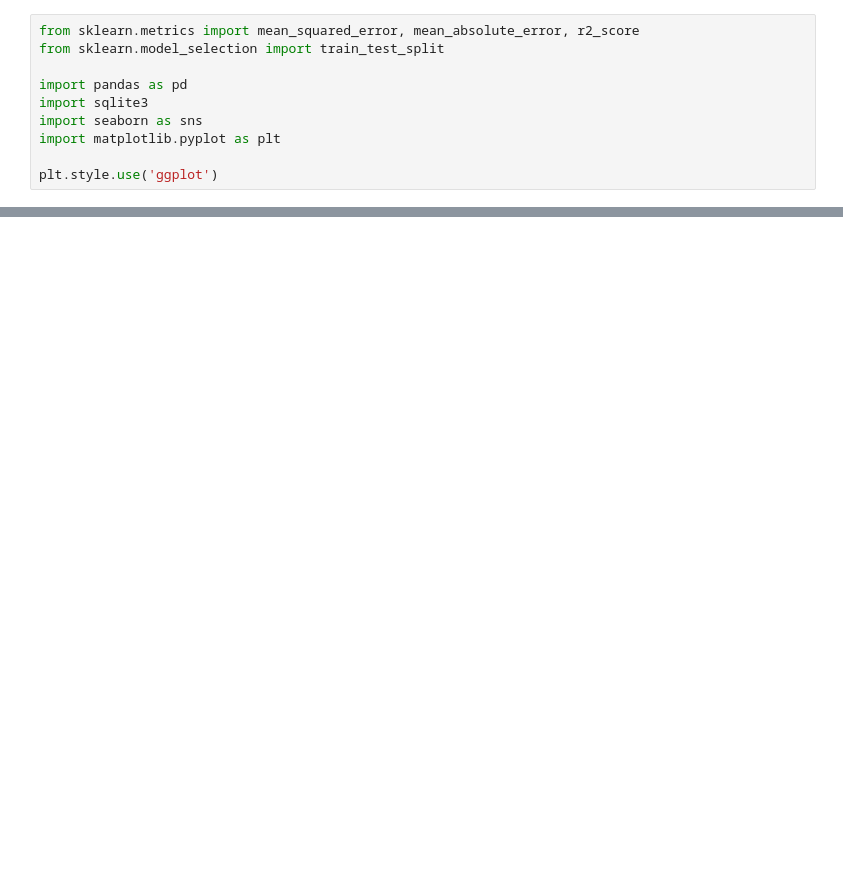
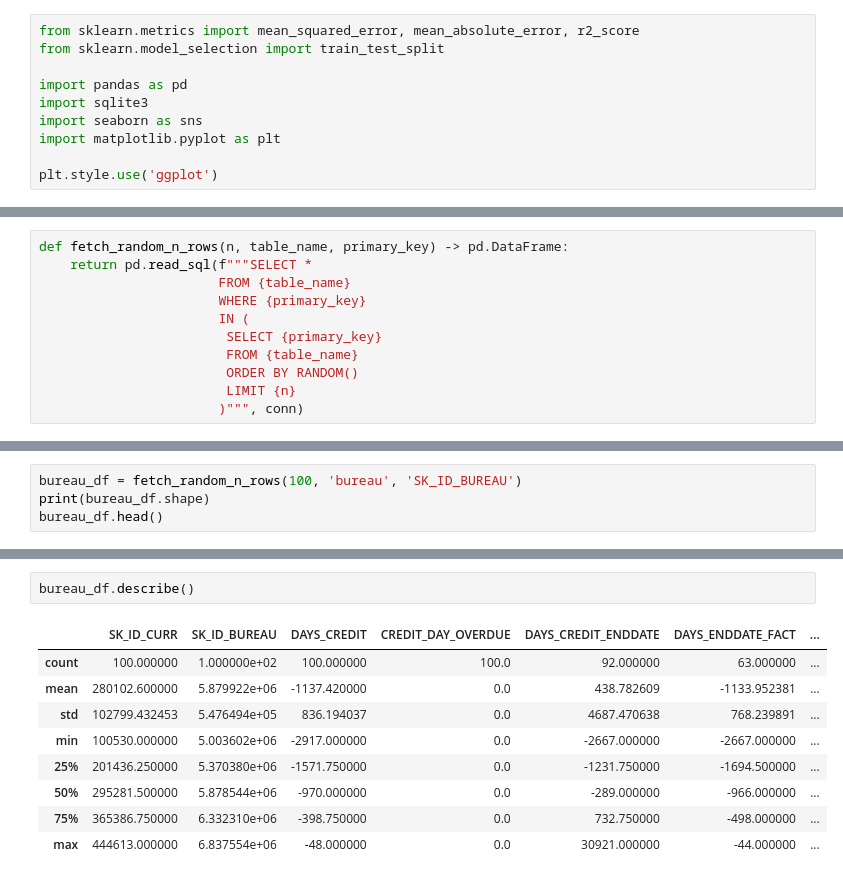
Before and after one commit to zeerafle/hci-scorecard-model, a Jupyter notebook: notebook.ipynb, the cells around one changed output, grey strips where cells are left out. Cells and saved outputs as stored; diff of their text form; blank space fills up the shorter version.

Commit message:
feat: use database for efficient data fetching

```diff
--- a/notebook.ipynb
+++ b/notebook.ipynb
@@ -19 +51,12 @@ NameError: name 'sqlite3' is not defined
+# %%
+def fetch_random_n_rows(n, table_name, primary_key) -> pd.DataFrame:
+    return pd.read_sql(f"""SELECT *
+                       FROM {table_name}
+                       WHERE {primary_key}
+                       IN (
+                        SELECT {primary_key}
+                        FROM {table_name}
+                        ORDER BY RANDOM()
+                        LIMIT {n}
+                       )""", conn)
 # %%
@@ -46,0 +142,4 @@ MemoryError: Unable to allocate 1.87 GiB for an array with shape (16, 15687442)
+# %%
+bureau_df = fetch_random_n_rows(100, 'bureau', 'SK_ID_BUREAU')
+print(bureau_df.shape)
+bureau_df.head()
@@ -46,0 +174,12 @@ MemoryError: Unable to allocate 1.87 GiB for an array with shape (16, 15687442)
+# %%
+bureau_df.describe()
+# %% [output]
+|  | SK_ID_CURR | SK_ID_BUREAU | DAYS_CREDIT | CREDIT_DAY_OVERDUE | DAYS_CREDIT_ENDDATE | DAYS_ENDDATE_FACT | ... |
+| count | 100.000000 | 1.000000e+02 | 100.000000 | 100.0 | 92.000000 | 63.000000 | ... |
+| mean | 280102.600000 | 5.879922e+06 | -1137.420000 | 0.0 | 438.782609 | -1133.952381 | ... |
+| std | 102799.432453 | 5.476494e+05 | 836.194037 | 0.0 | 4687.470638 | 768.239891 | ... |
+| min | 100530.000000 | 5.003602e+06 | -2917.000000 | 0.0 | -2667.000000 | -2667.000000 | ... |
+| 25% | 201436.250000 | 5.370380e+06 | -1571.750000 | 0.0 | -1231.750000 | -1694.500000 | ... |
+| 50% | 295281.500000 | 5.878544e+06 | -970.000000 | 0.0 | -289.000000 | -966.000000 | ... |
+| 75% | 365386.750000 | 6.332310e+06 | -398.750000 | 0.0 | 732.750000 | -498.000000 | ... |
+| max | 444613.000000 | 6.837554e+06 | -48.000000 | 0.0 | 30921.000000 | -44.000000 | ... |
```
Also changed, not shown: parts of 12 cells of this notebook, 1 other file.
